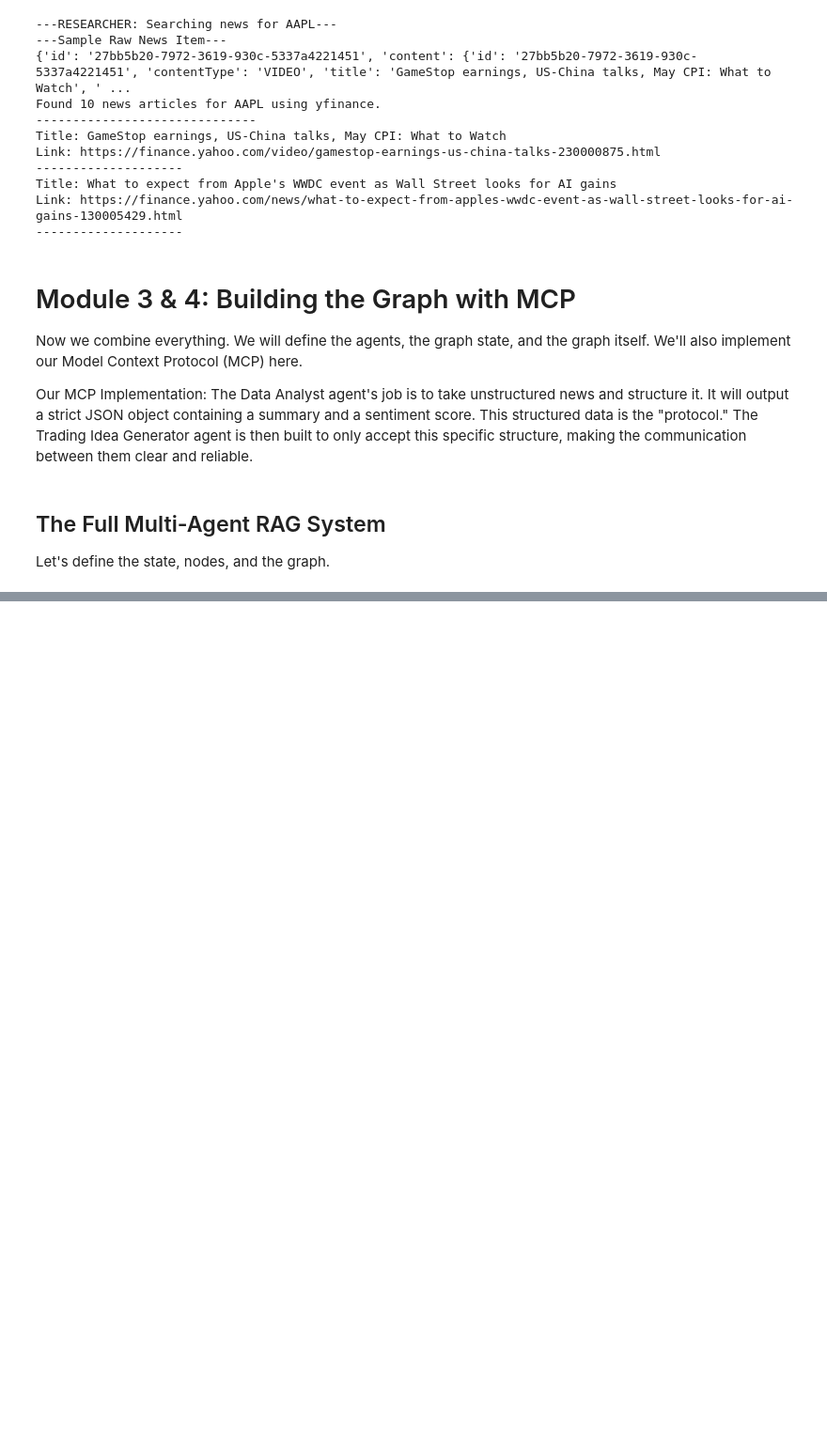
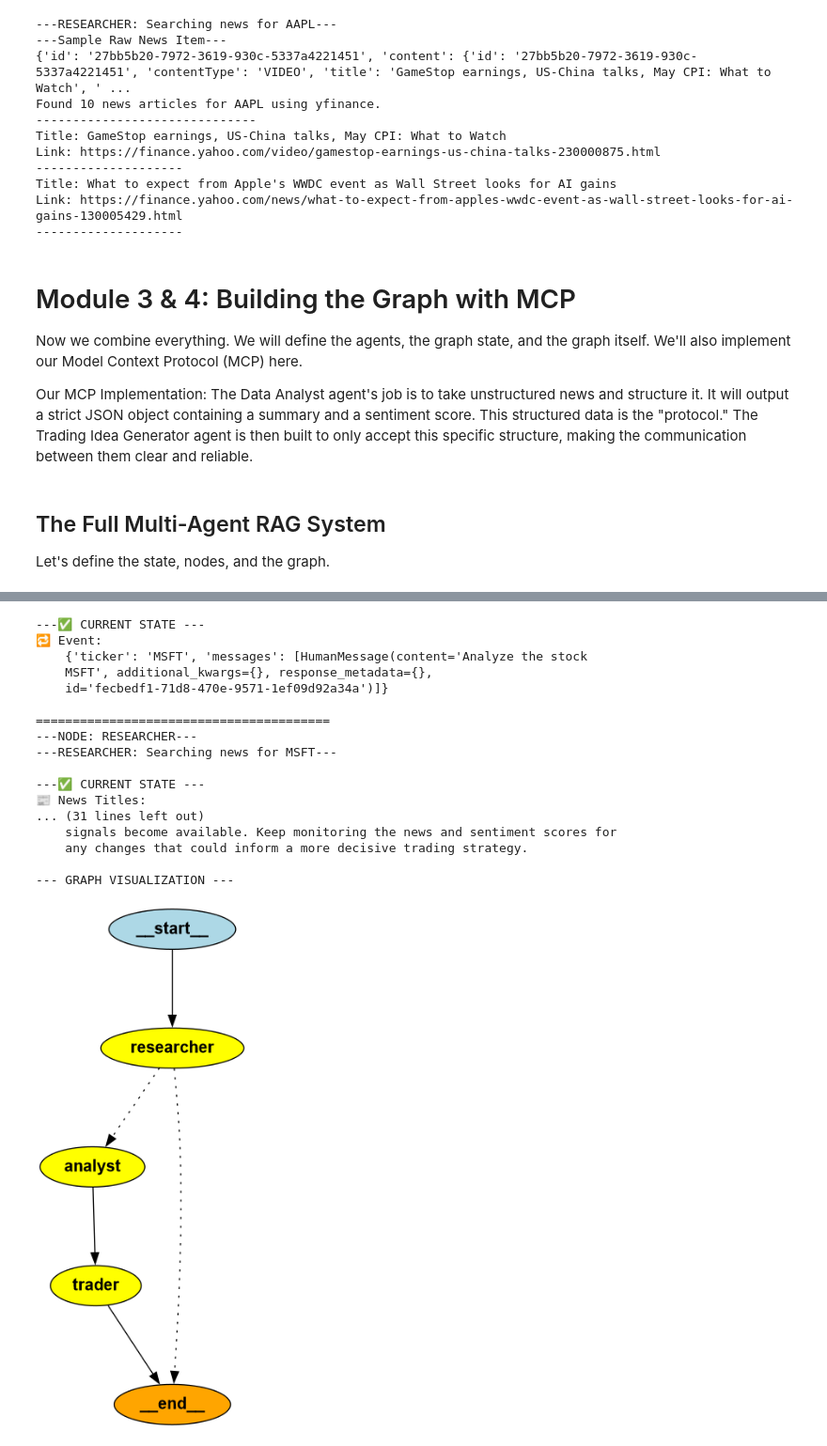
Before and after one commit to mrhallonline/langgraph-stock-analyzer, a Jupyter notebook: stock_analyzer.ipynb, the cells around one changed output, grey strips where cells are left out. Shown: that part at 94% size. Cells and saved outputs as stored; diff of their text form; code cells hidden in the pictures; blank space fills up the shorter version.

```diff
--- a/stock_analyzer.ipynb
+++ b/stock_analyzer.ipynb
@@ -283,0 +508,69 @@ Let's define the state, nodes, and the graph.
+# %%
+from IPython.display import Image, display
+import textwrap
+
+def wrapped_output(label, text, width=80, indent=4):
+    indent_str = ' ' * indent
+    wrapped = textwrap.fill(
+        text,
+        width=width,
+        initial_indent=indent_str,
+        subsequent_indent=indent_str
+    )
+    return f"{label}:\n{wrapped}"
+
+# Define the input for our graph
+ticker_to_analyze = "MSFT"
+inputs = {"ticker": ticker_to_analyze, "messages": [("user", f"Analyze the stock {ticker_to_analyze}")]}
+
+# Invoke the graph and stream the results
+for event in app.stream(inputs, stream_mode="values"):
+    print("\n---✅ CURRENT STATE ---")
+
+    # Print key pieces from state with wrapping
+    if 'analysis' in event and event['analysis']:
+        analysis = json.loads(event['analysis'])
+        print(wrapped_output("🧠 Summary", analysis.get('summary', '')))
+        print(wrapped_output("📊 Sentiment Score", str(analysis.get('sentiment_score', 'N/A'))))
+    elif 'news' in event:
+        print(wrapped_output("📰 News Titles", "\n".join([
+            f"{i+1}. {item.get('title', 'No Title')}" for i, item in enumerate(event['news'][:3])
+        ])))
+    elif 'recommendation' in event:
+        print(wrapped_output("📈 Trading Recommendation", event['recommendation']))
+    else:
+        print(wrapped_output("🔁 Event", str(event)))
+
+    print("\n" + "="*40)
+
+# Store final state
+final_state = event
+
+# Display Final Recommendation
+print("\n" + wrapped_output("✅ FINAL RECOMMENDATION", final_state['recommendation']))
+
+# Visualize the graph
+print("\n--- GRAPH VISUALIZATION ---")
+try:
+    display(Image(app.get_graph().draw_png()))
+except Exception as e:
+    print(f"Could not draw graph: {e}")
+# %% [output]
+---✅ CURRENT STATE ---
+🔁 Event:
+    {'ticker': 'MSFT', 'messages': [HumanMessage(content='Analyze the stock
+    MSFT', additional_kwargs={}, response_metadata={},
+    id='fecbedf1-71d8-470e-9571-1ef09d92a34a')]}
+
+========================================
+---NODE: RESEARCHER---
+---RESEARCHER: Searching news for MSFT---
+
+---✅ CURRENT STATE ---
+📰 News Titles:
+... (31 lines left out)
+    signals become available. Keep monitoring the news and sentiment scores for
+    any changes that could inform a more decisive trading strategy.
+
+--- GRAPH VISUALIZATION ---
+[figure, added]
```
Also changed, not shown: parts of 4 cells of this notebook.
